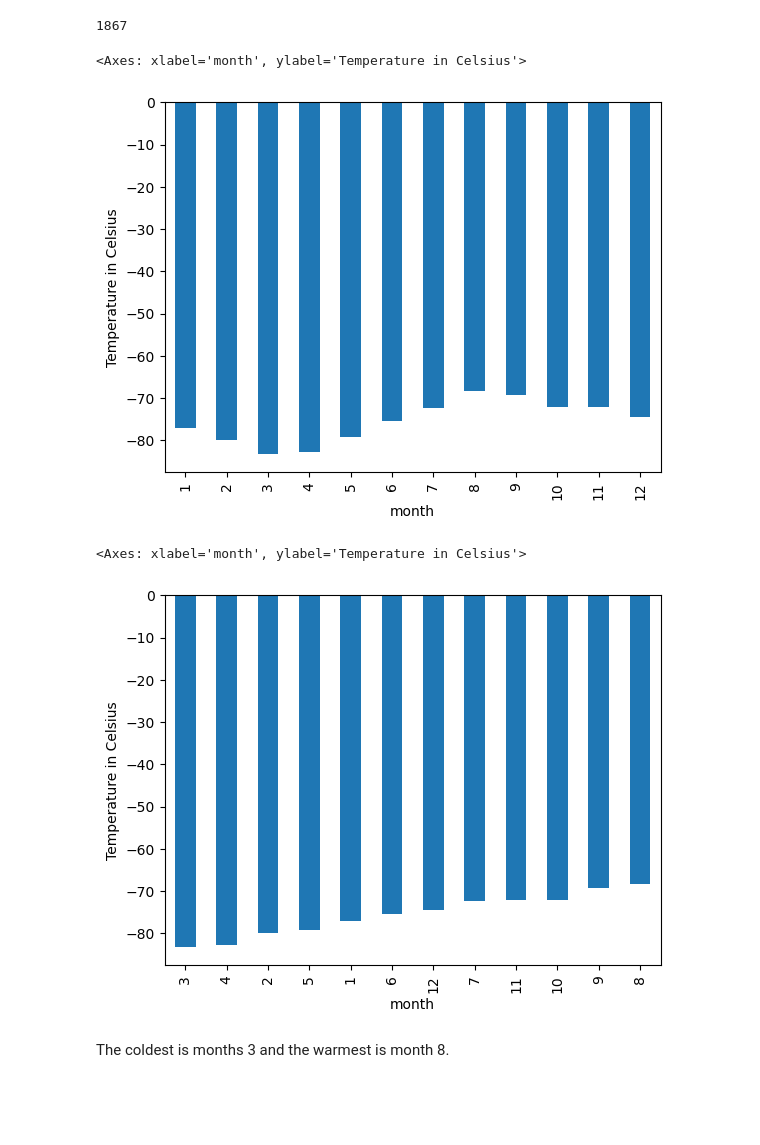
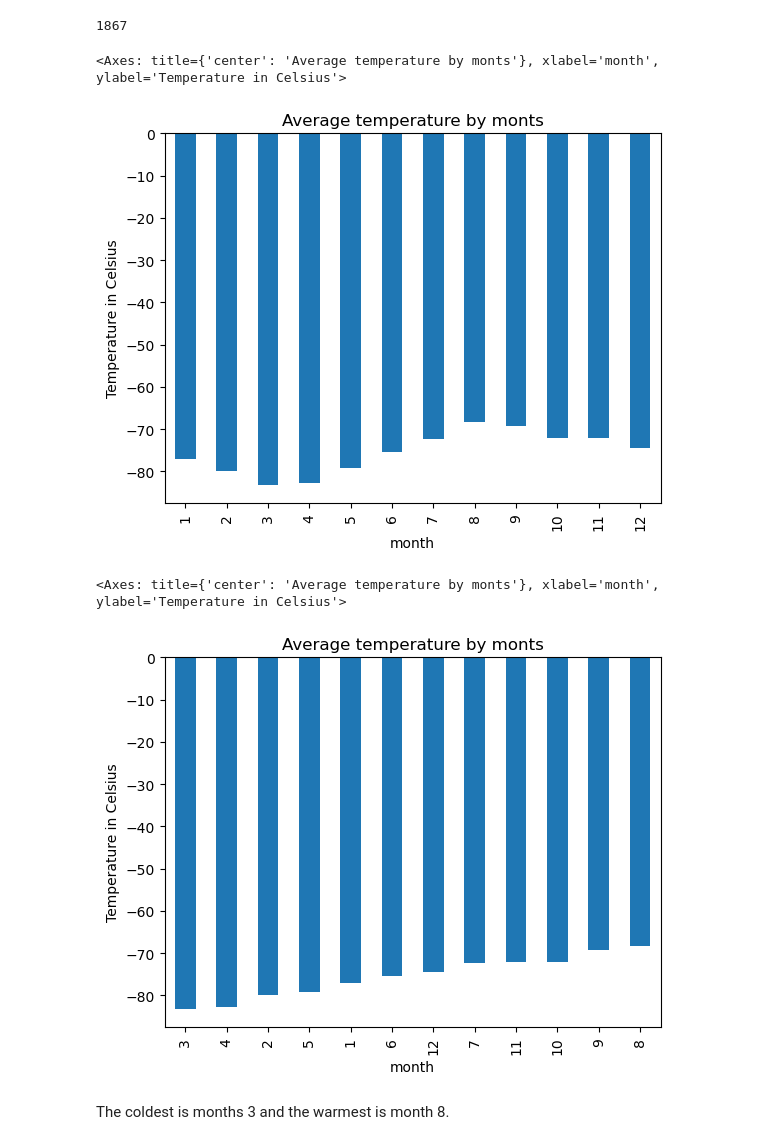
Before and after one commit to ViolettaAntonova/web_scraping, a Jupyter notebook: part_2_mars_weather.ipynb, the cells around one changed output. Cells and saved outputs as stored; diff of their text form; code cells hidden in the pictures; blank space fills up the shorter version.

```diff
--- a/part_2_mars_weather.ipynb
+++ b/part_2_mars_weather.ipynb
@@ -178,17 +167,17 @@ df["sol"].count()
 low_temp = df.groupby(by = ["month"])["min_temp"].mean()
 # %%
 # Plot the average temperature by month
-low_temp.plot(kind = "bar", xlabel = "month", ylabel = "Temperature in Celsius")
+low_temp.plot(kind = "bar", xlabel = "month", ylabel = "Temperature in Celsius", title = "Average temperature by monts")
 # %% [output]
-<Axes: xlabel='month', ylabel='Temperature in Celsius'>
+<Axes: title={'center': 'Average temperature by monts'}, xlabel='month', ylabel='Temperature in Celsius'>
-[figure, old version]
+[figure, new version]
 # %%
 # Identify the coldest and hottest months in Curiosity's location
 sorted_temp = low_temp.sort_values()
-sorted_temp.plot(kind = "bar", xlabel = "month", ylabel = "Temperature in Celsius")
+sorted_temp.plot(kind = "bar", xlabel = "month", ylabel = "Temperature in Celsius", title = "Average temperature by monts")
 # %% [output]
-<Axes: xlabel='month', ylabel='Temperature in Celsius'>
+<Axes: title={'center': 'Average temperature by monts'}, xlabel='month', ylabel='Temperature in Celsius'>
-[figure, old version]
+[figure, new version]
 # %% [markdown]
 The coldest is months 3 and the warmest is month 8.
 # %%
```
Also changed, not shown: parts of 8 cells of this notebook, 1 other file.
